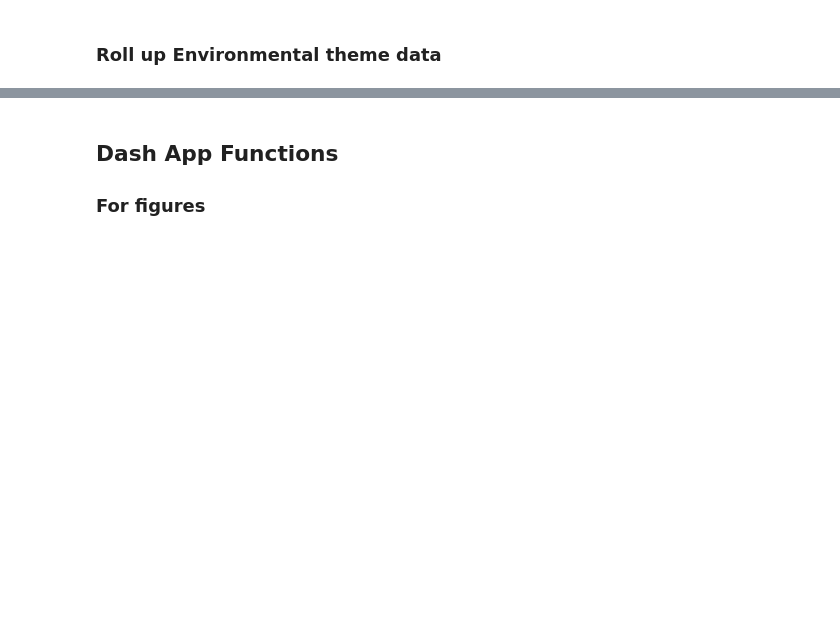
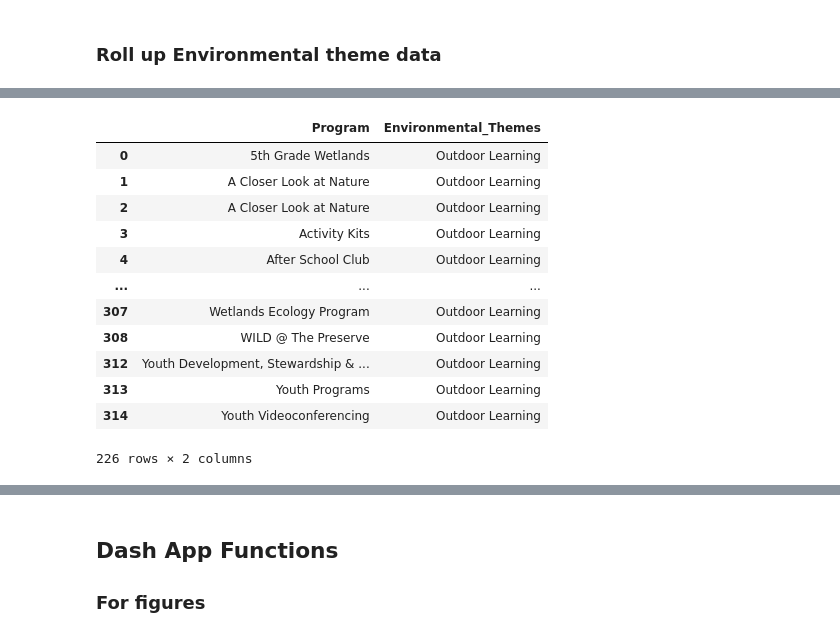
Before and after one commit to jeaimehp/ecorise_dash, a Jupyter notebook: JupyterNotebooks/EcoRise_datatables.ipynb, the cells around one changed output, grey strips where cells are left out. Saved outputs shown, nothing was run; the diff lists cells and outputs as text; code cells hidden in the pictures; blank space fills up the shorter version.

```diff
--- a/JupyterNotebooks/EcoRise_datatables.ipynb
+++ b/JupyterNotebooks/EcoRise_datatables.ipynb
@@ -189,0 +228,23 @@ theme_count = count_env_themes(programs, full_list)
+# %%
+# programs['Environmental_Themes']
+
+df = programs.loc[:, ['Program','Environmental_Themes']]
+df['Environmental_Themes'] = df['Environmental_Themes'].str.split(', ')
+df = df.explode('Environmental_Themes')
+# df['Environmental_Themes'].str.contains("Air Quality")
+df[df['Environmental_Themes'] == 'Outdoor Learning']
+# df
+# %% [output]
+|  | Program | Environmental_Themes |
+| 0 | 5th Grade Wetlands | Outdoor Learning |
+| 1 | A Closer Look at Nature | Outdoor Learning |
+| 2 | A Closer Look at Nature | Outdoor Learning |
+| 3 | Activity Kits | Outdoor Learning |
+| 4 | After School Club | Outdoor Learning |
+| ... | ... | ... |
+| 307 | Wetlands Ecology Program | Outdoor Learning |
+| 308 | WILD @ The Preserve | Outdoor Learning |
+| 312 | Youth Development, Stewardship & ... | Outdoor Learning |
+| 313 | Youth Programs | Outdoor Learning |
+| 314 | Youth Videoconferencing | Outdoor Learning |
+226 rows × 2 columns
```
Also changed, not shown: parts of 10 cells of this notebook, 2 other files.
